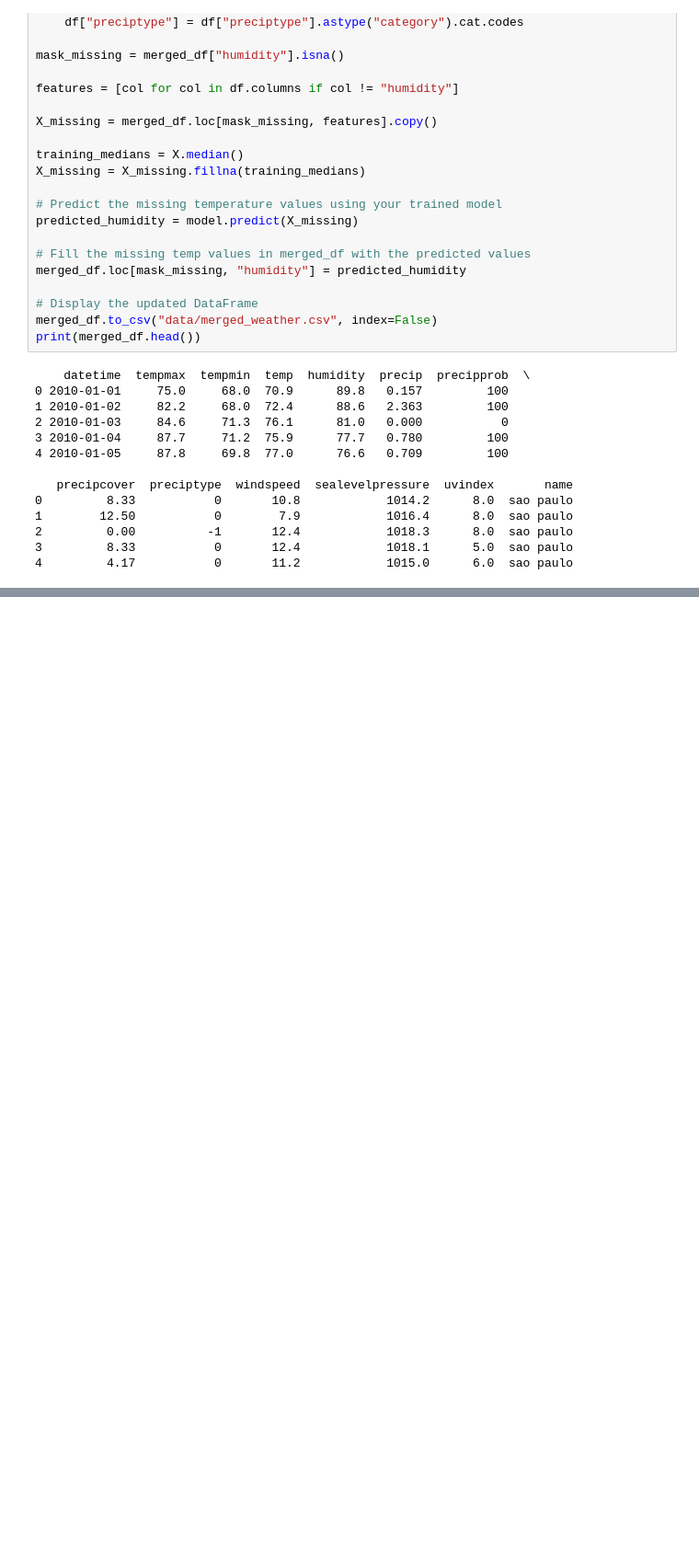
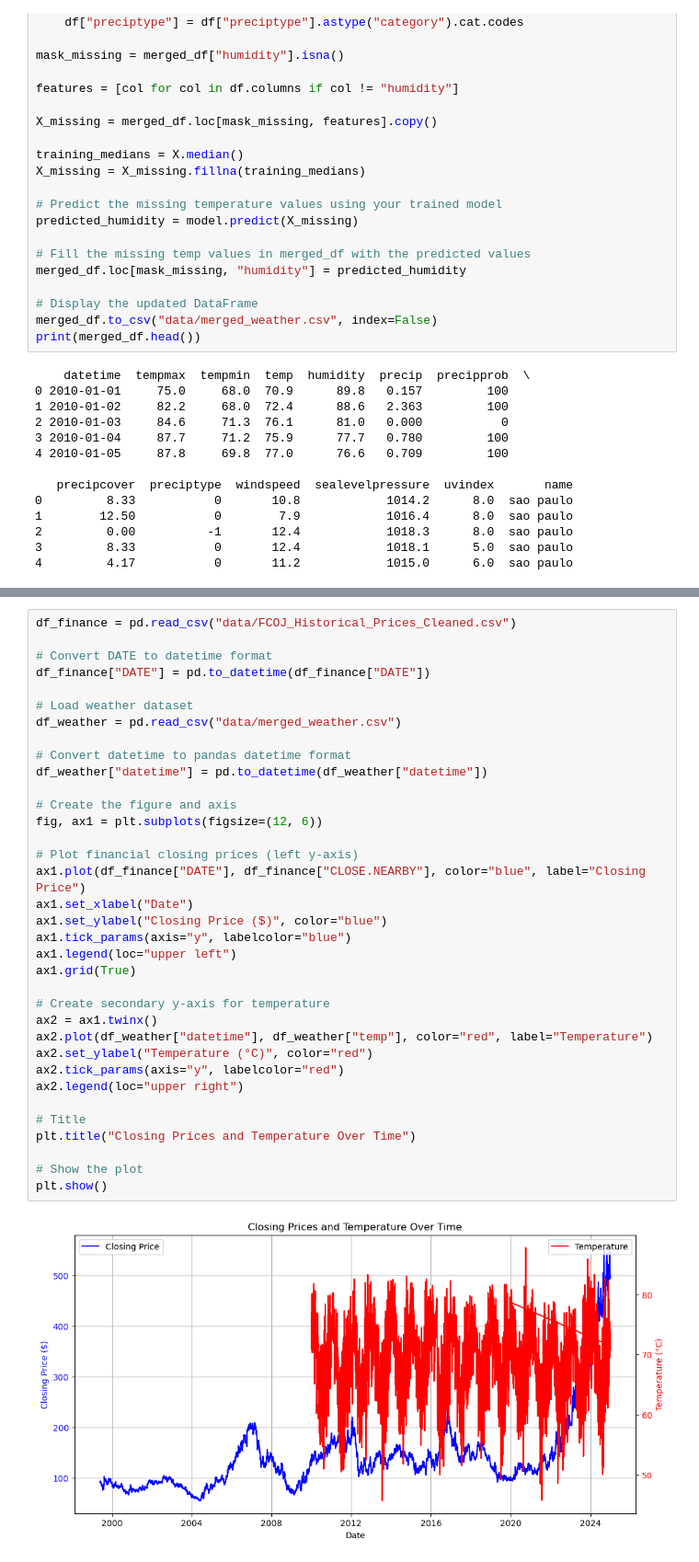
Before and after one commit to karoltang/fcoj-pitch, a Jupyter notebook: main.ipynb, the cells around one changed output, grey strips where cells are left out. Shown at 92% size. Saved outputs shown, nothing was run; the diff lists cells and outputs as text; blank space fills up the shorter version.

```diff
--- a/main.ipynb
+++ b/main.ipynb
@@ -404,0 +402,37 @@ FileNotFoundError: [Errno 2] No such file or directory: 'merged_weather.csv'
+# %%
+df_finance = pd.read_csv("data/FCOJ_Historical_Prices_Cleaned.csv")
+
+# Convert DATE to datetime format
+df_finance["DATE"] = pd.to_datetime(df_finance["DATE"])
+
+# Load weather dataset
+df_weather = pd.read_csv("data/merged_weather.csv")
+
+# Convert datetime to pandas datetime format
+df_weather["datetime"] = pd.to_datetime(df_weather["datetime"])
+
+# Create the figure and axis
+fig, ax1 = plt.subplots(figsize=(12, 6))
+
+# Plot financial closing prices (left y-axis)
+ax1.plot(df_finance["DATE"], df_finance["CLOSE.NEARBY"], color="blue", label="Closing Price")
+ax1.set_xlabel("Date")
+ax1.set_ylabel("Closing Price ($)", color="blue")
+ax1.tick_params(axis="y", labelcolor="blue")
+ax1.legend(loc="upper left")
+ax1.grid(True)
+
+# Create secondary y-axis for temperature
+ax2 = ax1.twinx()
+ax2.plot(df_weather["datetime"], df_weather["temp"], color="red", label="Temperature")
+ax2.set_ylabel("Temperature (°C)", color="red")
+ax2.tick_params(axis="y", labelcolor="red")
+ax2.legend(loc="upper right")
+
+# Title
+plt.title("Closing Prices and Temperature Over Time")
+
+# Show the plot
+plt.show()
+# %% [output]
+[figure, added]
```
Also changed, not shown: parts of 12 cells of this notebook, 1 other file.
